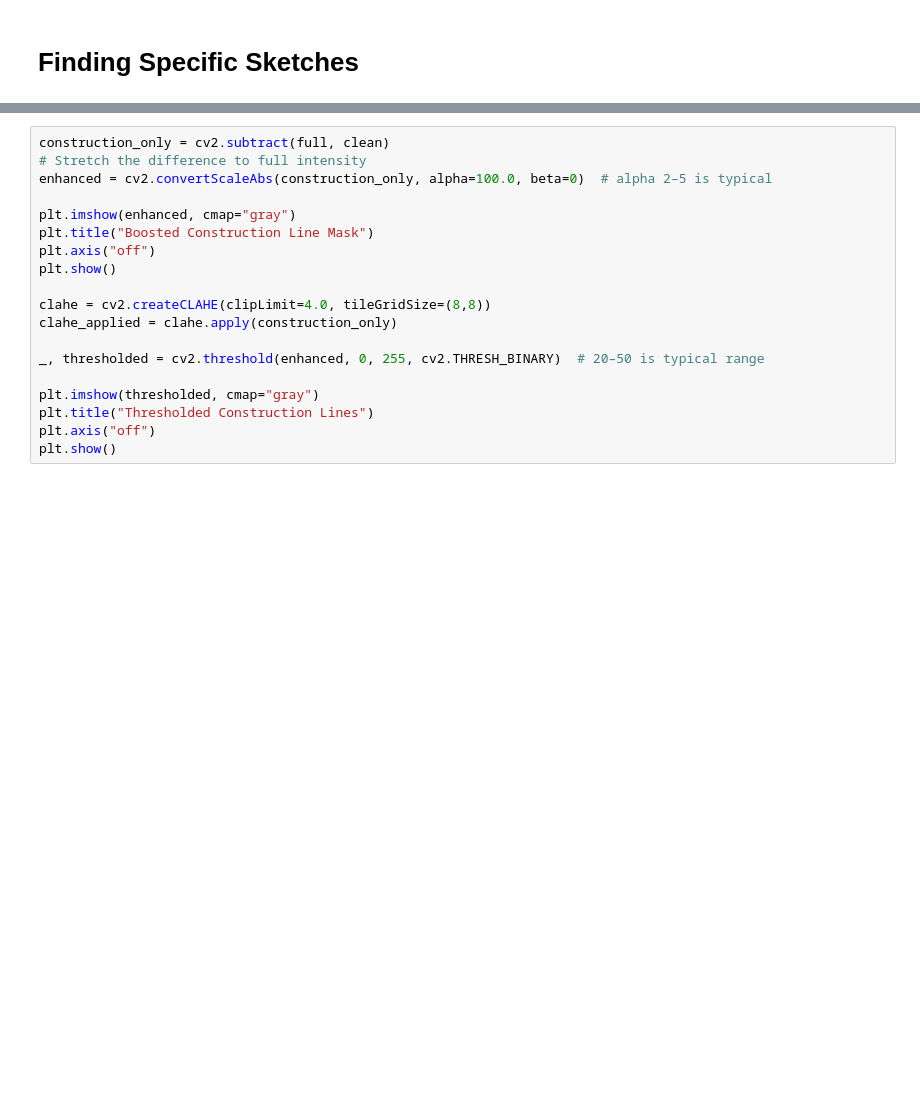
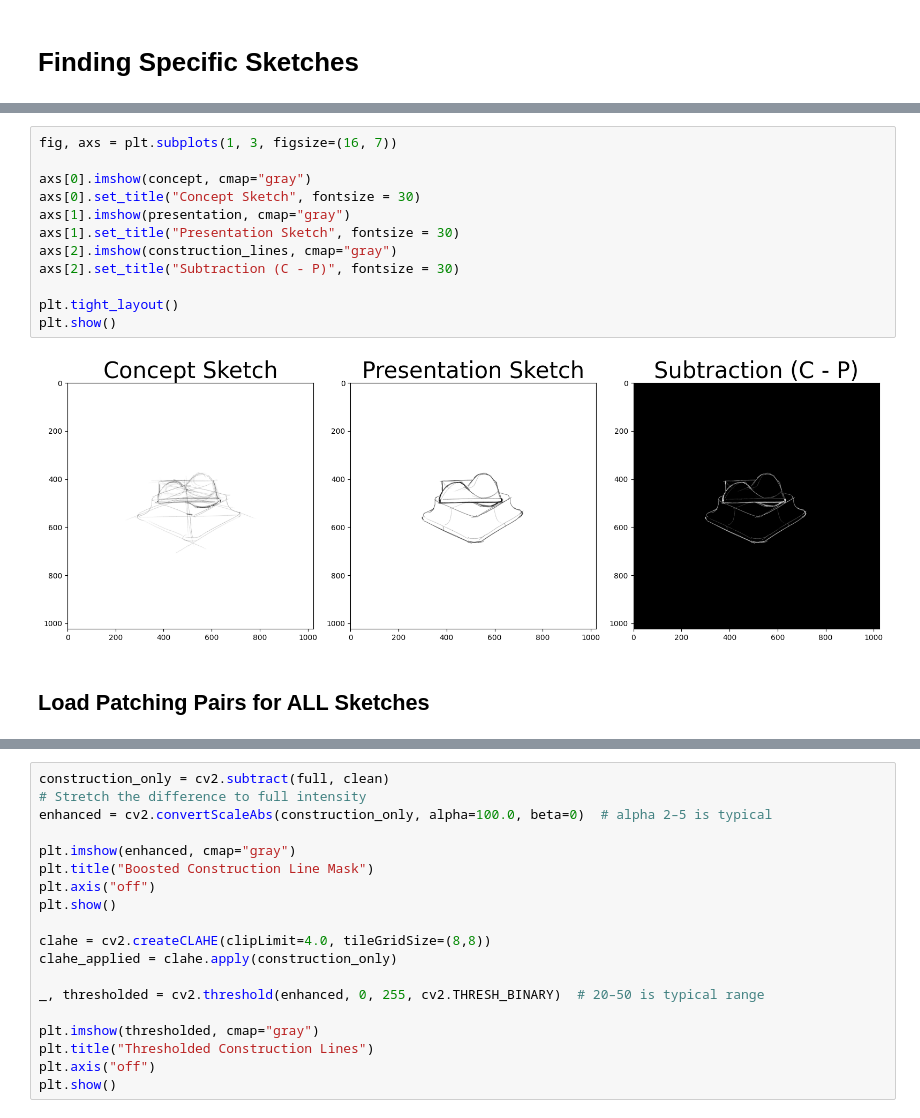
Before and after one commit to micahandres/Object_Seg, a Jupyter notebook: v2_stage_1_zero_shot_testing_SAM.ipynb, the cells around one changed output, grey strips where cells are left out. Drawn from its saved outputs; the diff is of its cells as text; blank space fills up the shorter version.

```diff
--- a/v2_stage_1_zero_shot_testing_SAM.ipynb
+++ b/v2_stage_1_zero_shot_testing_SAM.ipynb
@@ -418,0 +246,16 @@ Max pixel difference: 255
+# %%
+fig, axs = plt.subplots(1, 3, figsize=(16, 7))
+
+axs[0].imshow(concept, cmap="gray")
+axs[0].set_title("Concept Sketch", fontsize = 30)
+axs[1].imshow(presentation, cmap="gray")
+axs[1].set_title("Presentation Sketch", fontsize = 30)
+axs[2].imshow(construction_lines, cmap="gray")
+axs[2].set_title("Subtraction (C - P)", fontsize = 30)
+
+plt.tight_layout()
+plt.show()
+# %% [output]
+[figure, added]
+# %% [markdown]
+## Load Patching Pairs for ALL Sketches
```
Also changed, not shown: parts of 61 cells of this notebook.
